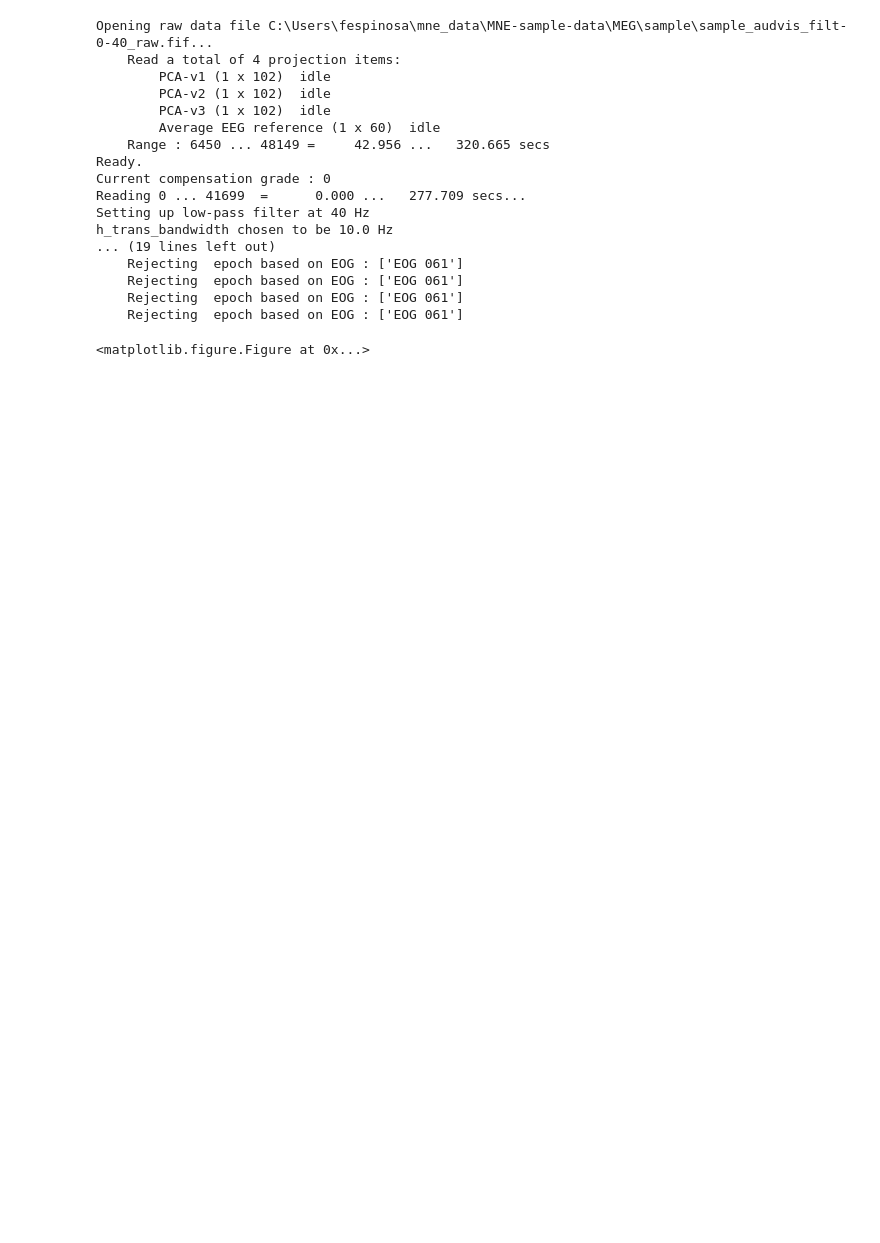
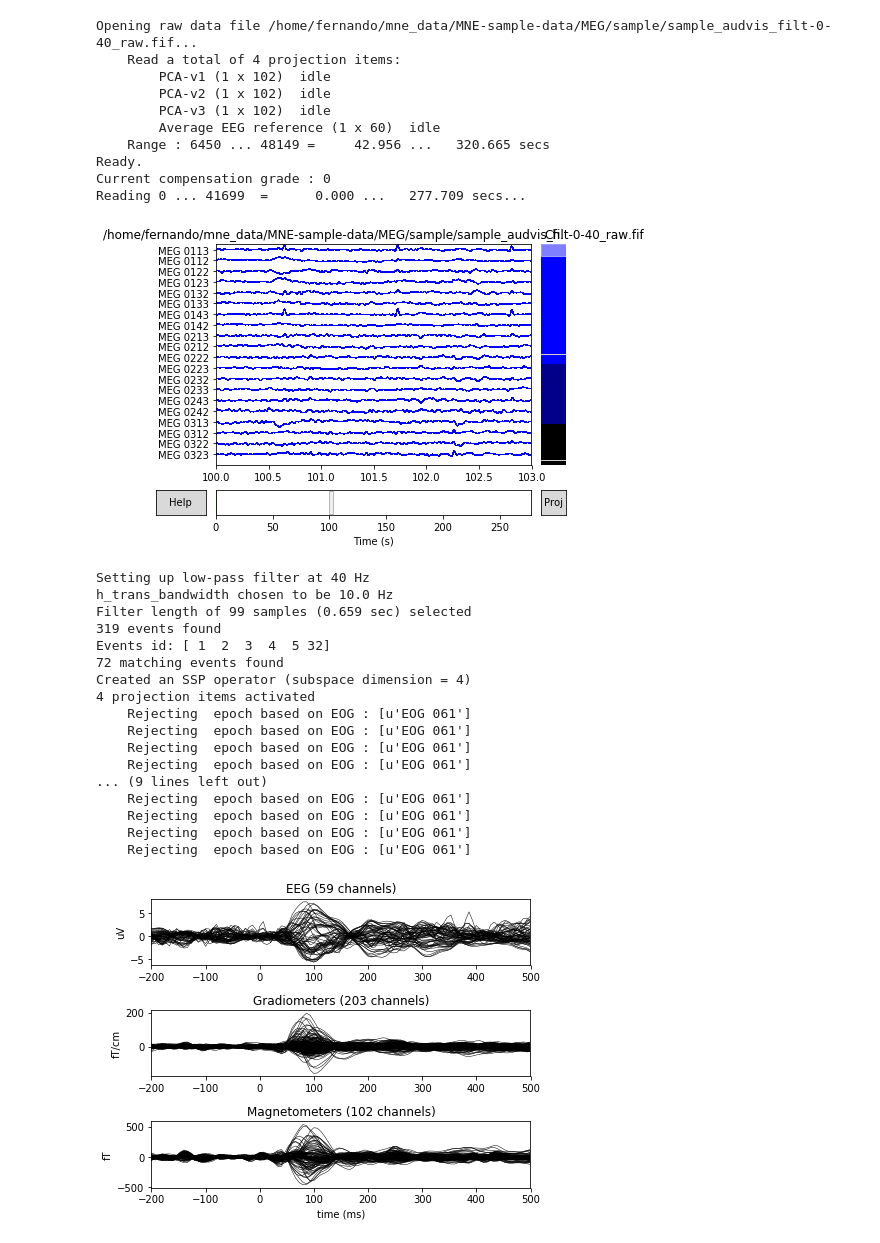
Before and after one commit to ferdavid1/EEG_Learning, a Jupyter notebook: mne_test.ipynb, the cells around one changed output. Cells and saved outputs as stored; diff of their text form; code cells hidden in the pictures; blank space fills up the shorter version.

```diff
--- a/mne_test.ipynb
+++ b/mne_test.ipynb
@@ -6,40 +6,52 @@
 # http://www.martinos.org/mne/stable/auto_examples/index.html#real-time-m-eeg-acquisition
 import os
 import mne
 from mne.minimum_norm import (make_inverse_operator, apply_inverse,
                               write_inverse_operator)
 # accessing datasets
 from mne.datasets import sample
+import numpy as np
 data_path = sample.data_path()
-raw_fname = data_path + '\MEG\sample\sample_audvis_filt-0-40_raw.fif'
+raw_fname = data_path + '/MEG/sample/sample_audvis_filt-0-40_raw.fif'
 os.environ["SUBJECTS_DIR"] = data_path + '/subjects'
 raw = mne.io.read_raw_fif(raw_fname, preload=True)
 raw.plot(duration=3, start=100)
 # plt.show()
 raw.filter(l_freq=None, h_freq=40.0) # low pass filter
 raw.info['bads'] = ['MEG 2443', 'EEG 053'] # mark bad channels if you know them
 picks = mne.pick_types(raw.info, meg=True, eeg=False, eog=True, exclude='bads')
 events = mne.find_events(raw, stim_channel='STI 014') # extract any event default is when values increase and epoch data
 epochs = mne.Epochs(raw, events, event_id=1, tmin=-0.2, tmax=0.5, baseline = (None, 0), reject=dict(grad=4000e-13, mag=4e-12, eog=150e-6))
 evoked = epochs.average() # compute evoked
 evoked.plot()
 evoked.plot_topomap(times=np.linspace(0.05, 0.15, 5), ch_type='mag')
 # %% [output]
-Opening raw data file C:\Users\fespinosa\mne_data\MNE-sample-data\MEG\sample\sample_audvis_filt-0-40_raw.fif...
+Opening raw data file /home/fernando/mne_data/MNE-sample-data/MEG/sample/sample_audvis_filt-0-40_raw.fif...
     Read a total of 4 projection items:
         PCA-v1 (1 x 102)  idle
         PCA-v2 (1 x 102)  idle
         PCA-v3 (1 x 102)  idle
         Average EEG reference (1 x 60)  idle
     Range : 6450 ... 48149 =     42.956 ...   320.665 secs
 Ready.
 Current compensation grade : 0
 Reading 0 ... 41699  =      0.000 ...   277.709 secs...
-Setting up low-pass filter at 40 Hz
-h_trans_bandwidth chosen to be 10.0 Hz
-... (19 lines left out)
-    Rejecting  epoch based on EOG : ['EOG 061']
-    Rejecting  epoch based on EOG : ['EOG 061']
-    Rejecting  epoch based on EOG : ['EOG 061']
-    Rejecting  epoch based on EOG : ['EOG 061']
+[figure, added]
-<matplotlib.figure.Figure at 0x...>
+Setting up low-pass filter at 40 Hz
+h_trans_bandwidth chosen to be 10.0 Hz
+Filter length of 99 samples (0.659 sec) selected
+319 events found
+Events id: [ 1  2  3  4  5 32]
+72 matching events found
+Created an SSP operator (subspace dimension = 4)
+4 projection items activated
+    Rejecting  epoch based on EOG : [u'EOG 061']
+    Rejecting  epoch based on EOG : [u'EOG 061']
+    Rejecting  epoch based on EOG : [u'EOG 061']
+    Rejecting  epoch based on EOG : [u'EOG 061']
+... (9 lines left out)
+    Rejecting  epoch based on EOG : [u'EOG 061']
+    Rejecting  epoch based on EOG : [u'EOG 061']
+    Rejecting  epoch based on EOG : [u'EOG 061']
+    Rejecting  epoch based on EOG : [u'EOG 061']
+[figure, added]
```
Also changed, not shown: parts of 3 cells of this notebook, 58 other files.
